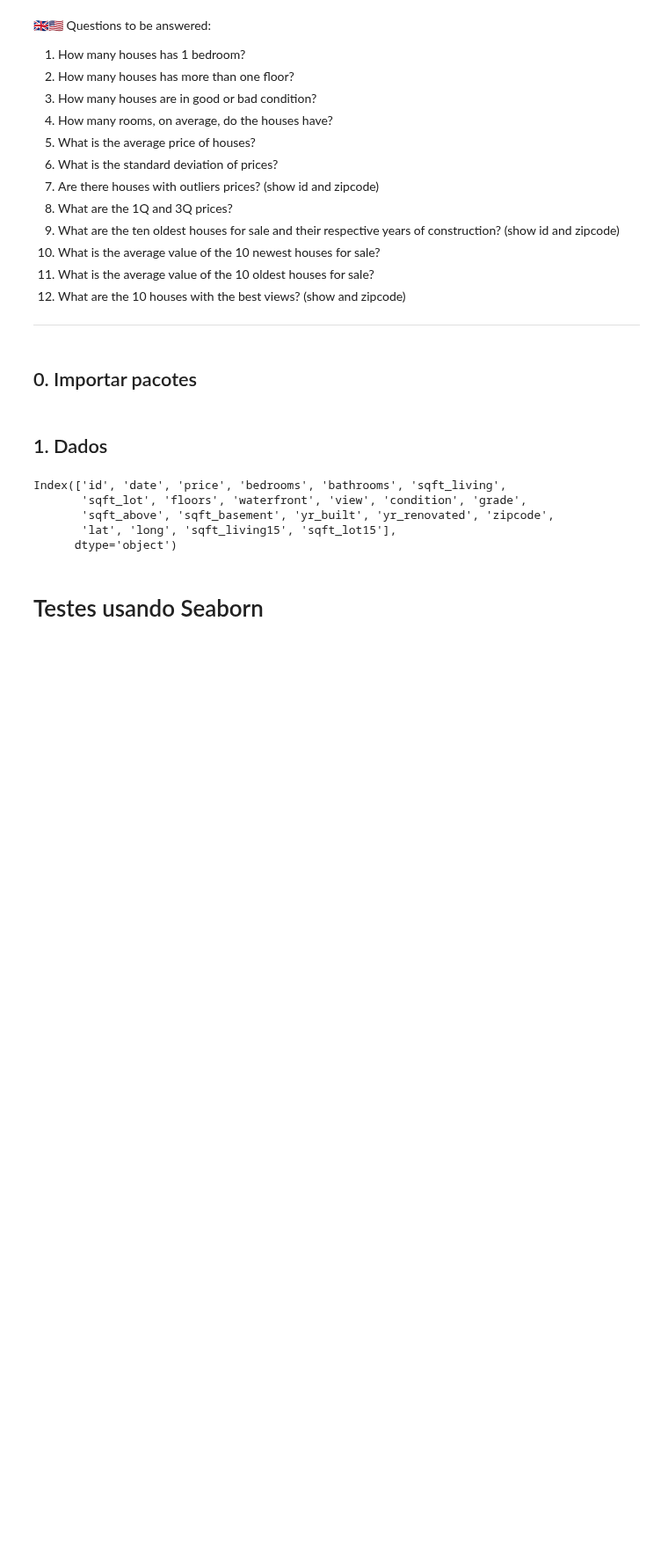
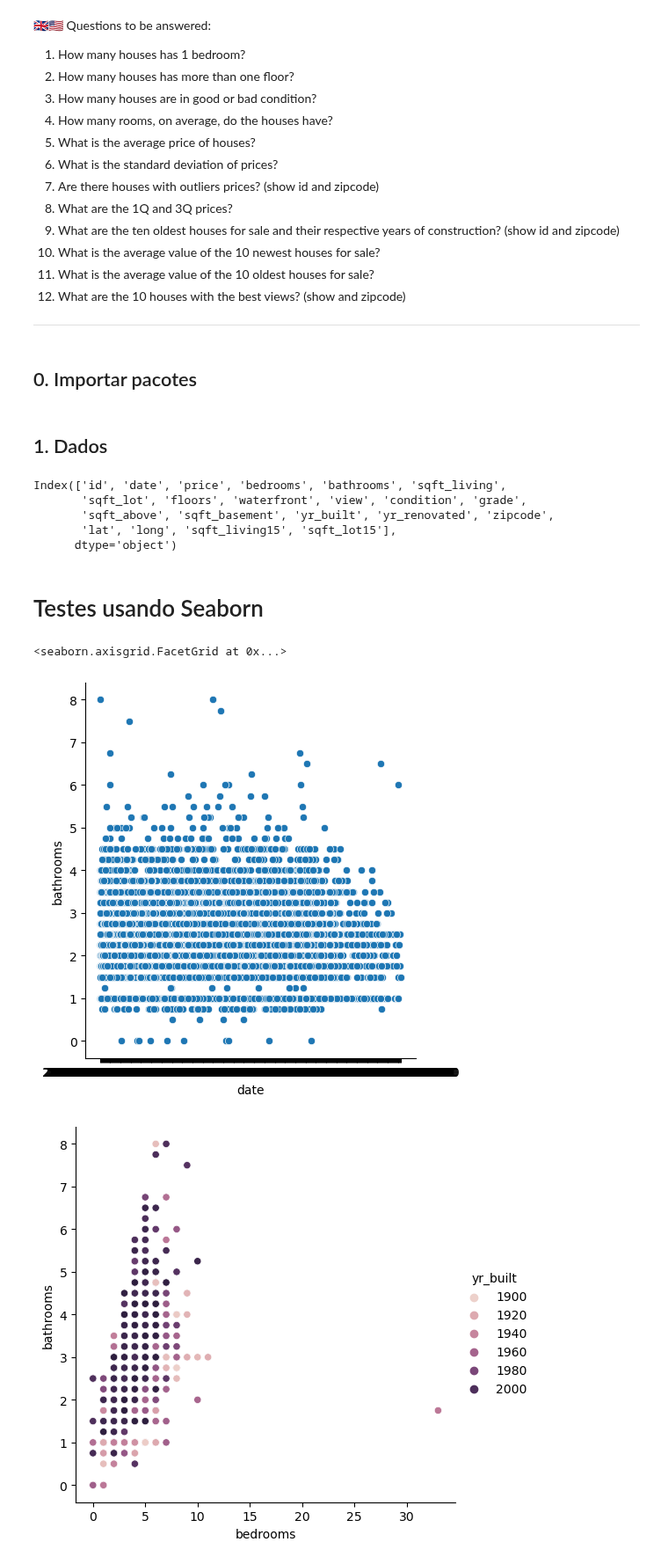
Before and after one commit to GabrielSantAnaReal/HouseRocket-exercise, a Jupyter notebook: HouseRocket.ipynb, the cells around one changed output. Shown at 88% size. Cells and saved outputs as stored; diff of their text form; code cells hidden in the pictures; blank space fills up the shorter version.

```diff
--- a/HouseRocket.ipynb
+++ b/HouseRocket.ipynb
@@ -58,3 +58,17 @@ Index(['id', 'date', 'price', 'bedrooms', 'bathrooms', 'sqft_living',
       dtype='object')
 # %% [markdown]
 # Testes usando Seaborn
+# %%
+sns.relplot(
+    data=df,
+    x="date", y="bathrooms"
+    )
+
+sns.relplot(
+    data=df,
+    x="bedrooms", y="bathrooms", hue="yr_built"
+)
+# %% [output]
+<seaborn.axisgrid.FacetGrid at 0x...>
+[figure, added]
+[figure, added]
```
